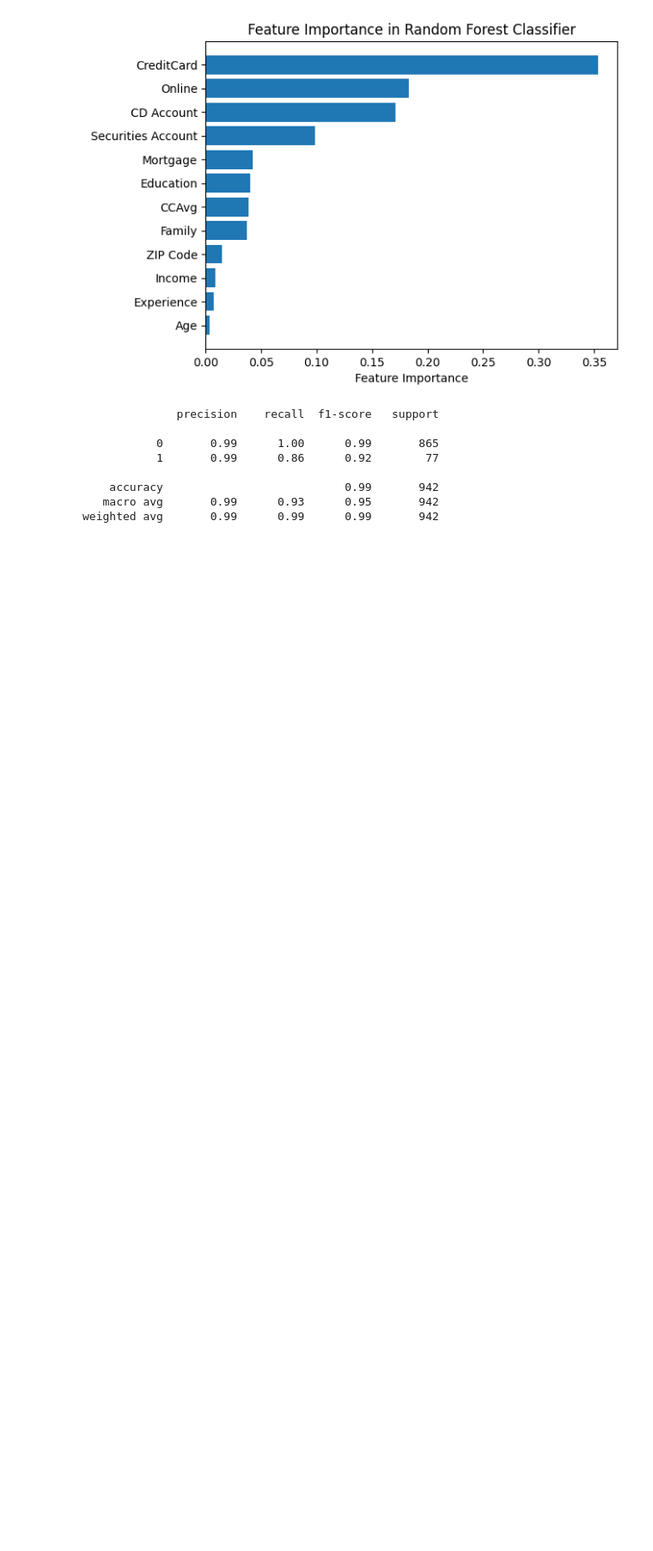
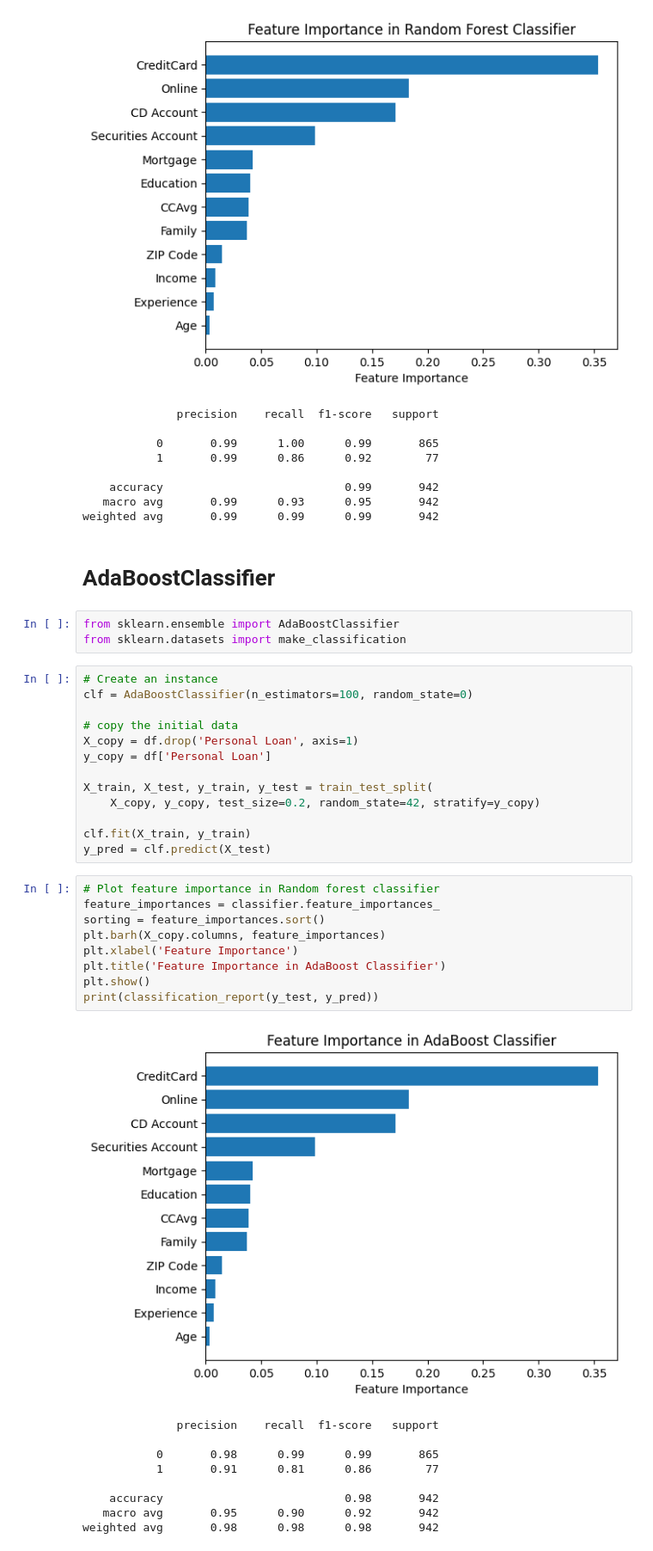
Before and after one commit to CharalamposZisis/Bank-Loan-Classification, a Jupyter notebook: main.ipynb, the cells around one changed output. Shown at 86% size. Drawn from its saved outputs; the diff is of its cells as text; blank space fills up the shorter version.

```diff
--- a/main.ipynb
+++ b/main.ipynb
@@ -1099,3 +1077,40 @@ print(classification_report(y_test, y_pred))
     accuracy                           0.99       942
    macro avg       0.99      0.93      0.95       942
 weighted avg       0.99      0.99      0.99       942
+# %% [markdown]
+# AdaBoostClassifier
+# %%
+from sklearn.ensemble import AdaBoostClassifier
+from sklearn.datasets import make_classification
+# %%
+# Create an instance
+clf = AdaBoostClassifier(n_estimators=100, random_state=0)
+
+# copy the initial data
+X_copy = df.drop('Personal Loan', axis=1)
+y_copy = df['Personal Loan']
+
+X_train, X_test, y_train, y_test = train_test_split(
+    X_copy, y_copy, test_size=0.2, random_state=42, stratify=y_copy)
+
+clf.fit(X_train, y_train)
+y_pred = clf.predict(X_test)
+# %%
+# Plot feature importance in Random forest classifier
+feature_importances = classifier.feature_importances_
+sorting = feature_importances.sort()
+plt.barh(X_copy.columns, feature_importances)
+plt.xlabel('Feature Importance')
+plt.title('Feature Importance in AdaBoost Classifier')
+plt.show()
+print(classification_report(y_test, y_pred))
+# %% [output]
+[figure, added]
+              precision    recall  f1-score   support
+
+           0       0.98      0.99      0.99       865
+           1       0.91      0.81      0.86        77
+
+    accuracy                           0.98       942
+   macro avg       0.95      0.90      0.92       942
+weighted avg       0.98      0.98      0.98       942
```
Also changed, not shown: parts of 3 cells of this notebook, 2 other files.
